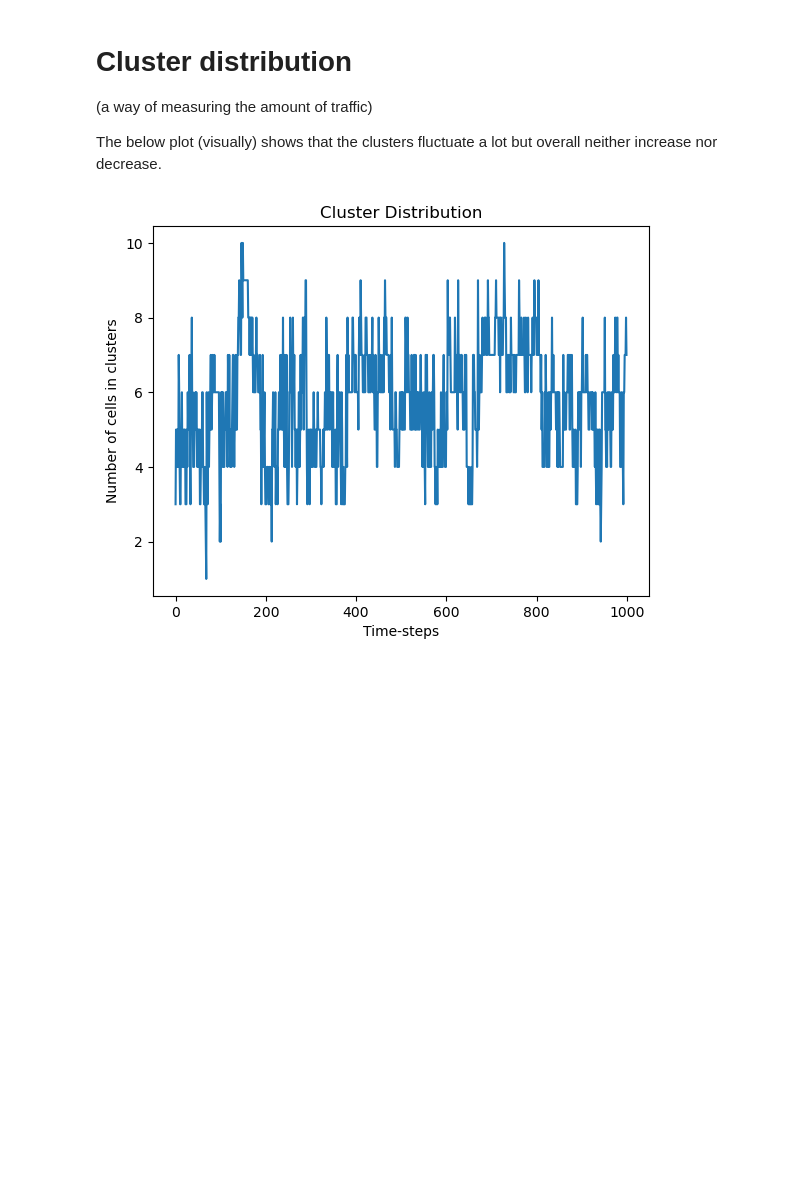
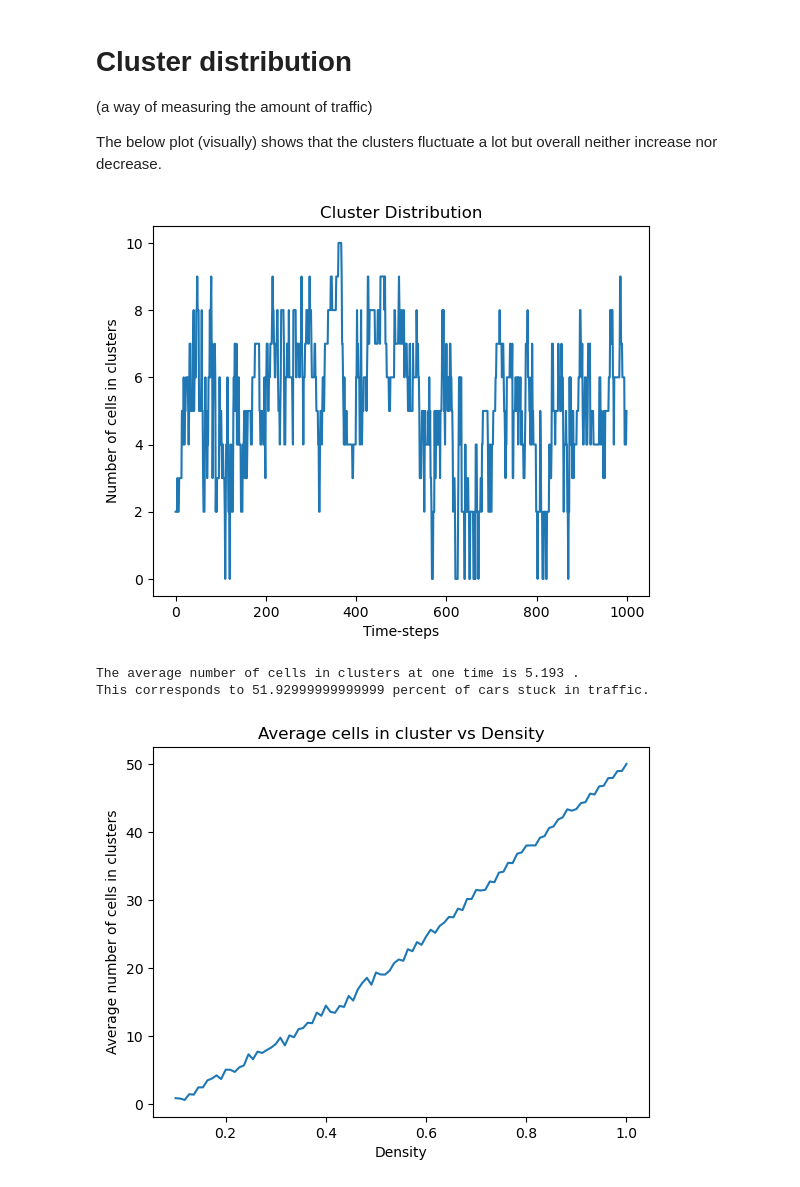
Before and after one commit to SofiaHilma/Traffic_flow_simulation, a Jupyter notebook: traffic_notebook.ipynb, the cells around one changed output. Drawn from its saved outputs; the diff is of its cells as text; code cells hidden in the pictures; blank space fills up the shorter version.

Commit message:
Plot of cluster averages over varied densities

```diff
--- a/traffic_notebook.ipynb
+++ b/traffic_notebook.ipynb
@@ -64,21 +64,61 @@ plt.show()
 (a way of measuring the amount of traffic)
 
 The below plot (visually) shows that the clusters fluctuate a lot but overall neither increase nor decrease.
-# %%
-# Parameters
-L = 50
-N = 10
-v_max = 5
-p = 0.8
-t_max = 1000
-
-cluster_distribution = functions.Nagel_Schreckenberg(L, N, v_max, p, t_max)[2]
-
-# Plotting
-plt.plot(range(t_max), cluster_distribution)
-plt.xlabel('Time-steps')
-plt.ylabel('Number of cells in clusters')
-plt.title('Cluster Distribution')
-plt.show()
-# %% [output]
-[figure, removed]
+# %%
+# Parameters
+L = 50
+N = 10
+v_max = 5
+p = 0.8
+t_max = 1000
+
+cluster_distribution = functions.Nagel_Schreckenberg(L, N, v_max, p, t_max)[2]
+
+# Plotting
+plt.plot(range(t_max), cluster_distribution)
+plt.xlabel('Time-steps')
+plt.ylabel('Number of cells in clusters')
+plt.title('Cluster Distribution')
+plt.show()
+
+
+
+'''Average number of clusters and its variation for a fixed density'''
+
+# Calculate the average
+average_cells_in_clusters = np.mean(cluster_distribution)
+percentage_in_traffic = 100*average_cells_in_clusters/N
+
+print("The average number of cells in clusters at one time is", average_cells_in_clusters,".")
+print("This corresponds to", percentage_in_traffic, "percent of cars stuck in traffic.")
+
+# Calculate the variance
+variance = np.var(cluster_distribution)
+
+
+
+
+'''Plot of cluster averages and their variances over varied densities
+-> i still gotta add the variance:)
+'''
+
+densities = np.linspace(0.1, 1.0, 100)
+
+cluster_averages = []
+
+for density in densities:
+    cluster_list = functions.Nagel_Schreckenberg(L, int(L * density), v_max, p, t_max)[2]
+    cluster_average = np.mean(cluster_list)
+    cluster_averages.append(cluster_average)
+
+# Plotting
+plt.plot(densities, cluster_averages)
+plt.xlabel('Density')
+plt.ylabel('Average number of cells in clusters')
+plt.title('Average cells in cluster vs Density')
+plt.show()
+# %% [output]
+[figure, added]
+The average number of cells in clusters at one time is 5.193 .
+This corresponds to 51.92999999999999 percent of cars stuck in traffic.
+[figure, added]
```
